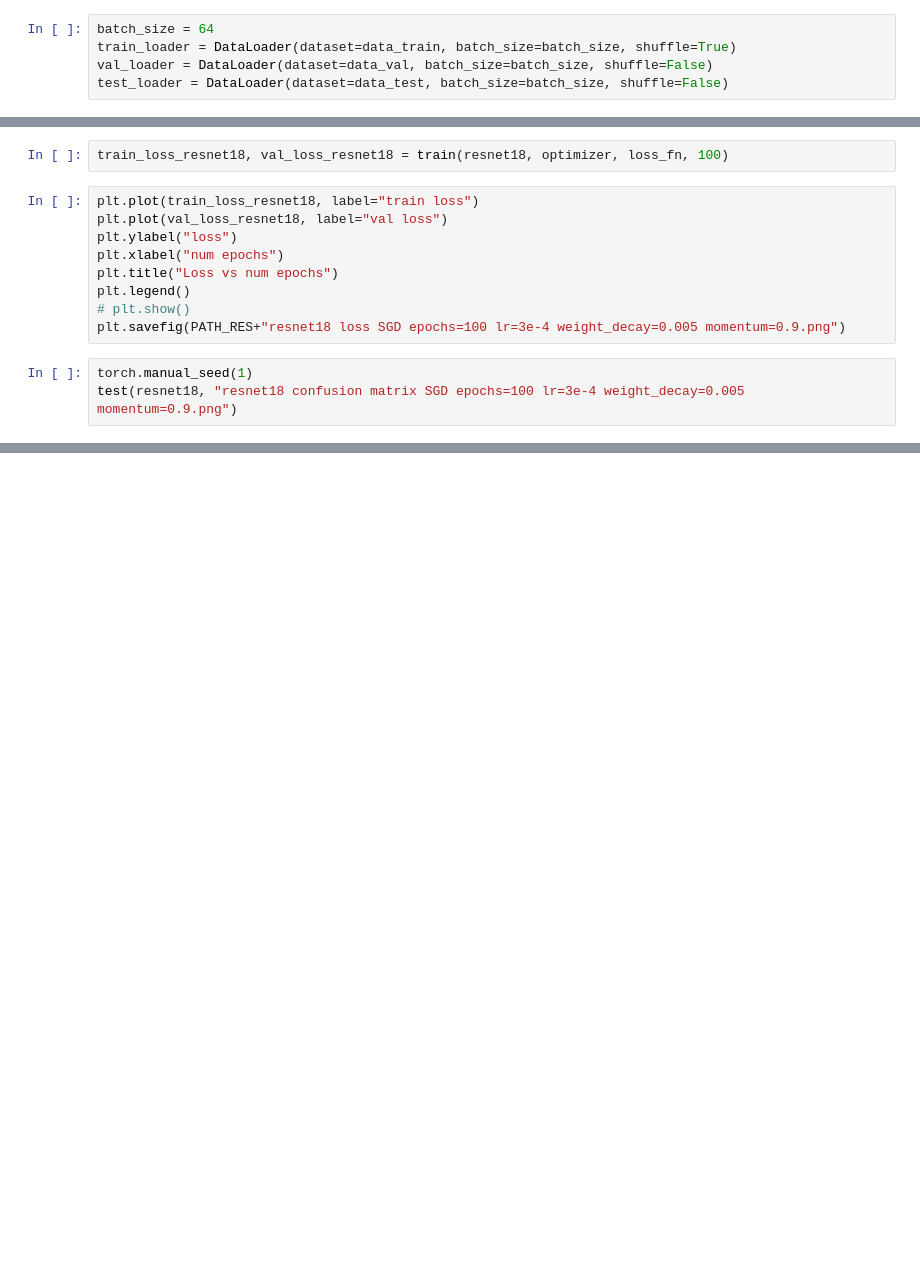
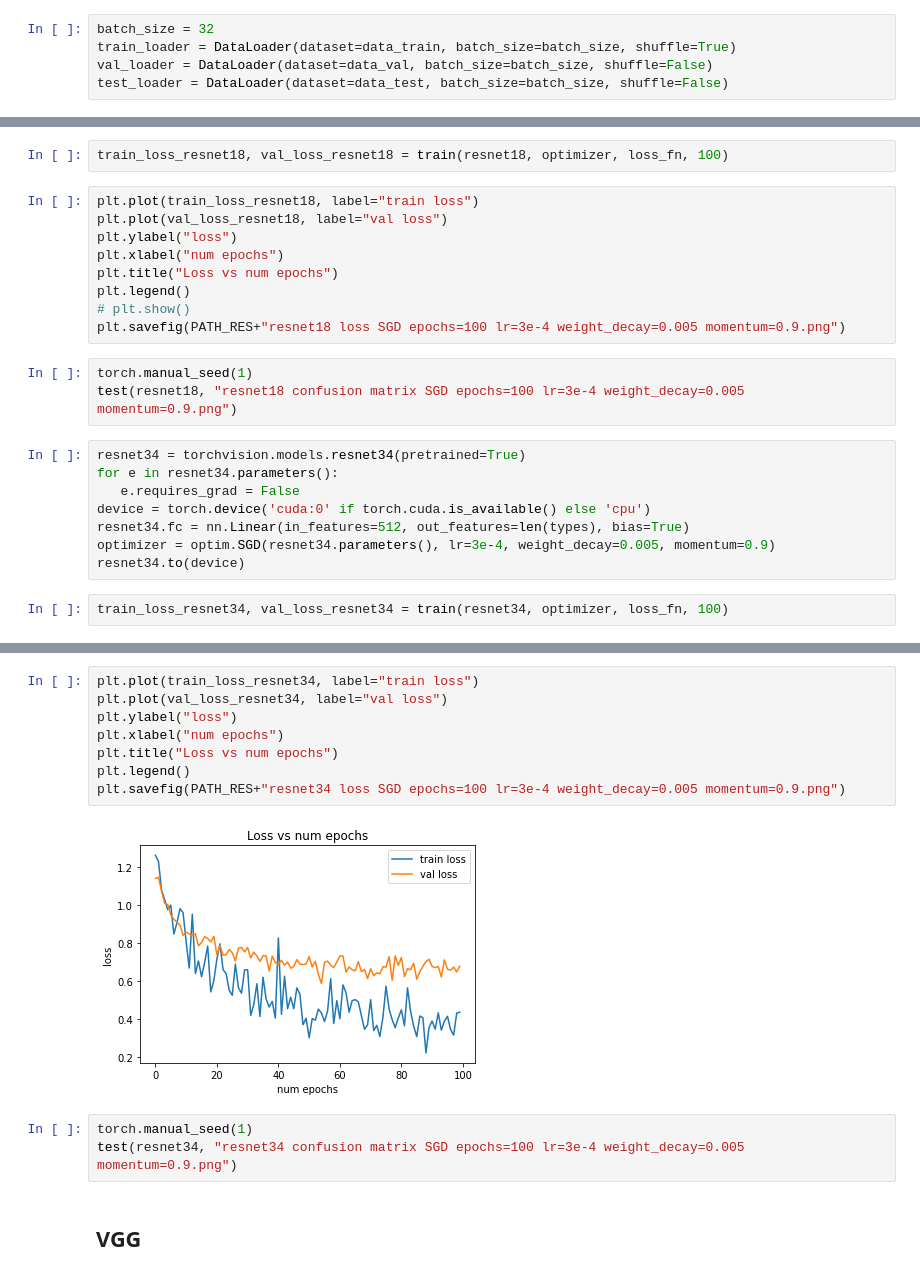
Before and after one commit to DiegoOrtizS/pokemon-CNN, a Jupyter notebook: Proyecto5/notebook.ipynb, the cells around one changed output, grey strips where cells are left out. Saved outputs shown, nothing was run; the diff lists cells and outputs as text; blank space fills up the shorter version.

```diff
--- a/Proyecto5/notebook.ipynb
+++ b/Proyecto5/notebook.ipynb
@@ -183,7 +183,7 @@ dataset = MyDataset(x, tensor_y)
 # %%
 data_train, data_val, data_test = random_split(dataset=dataset, lengths=[605, 87, 173])
 # %%
-batch_size = 64
+batch_size = 32
 train_loader = DataLoader(dataset=data_train, batch_size=batch_size, shuffle=True)
 val_loader = DataLoader(dataset=data_val, batch_size=batch_size, shuffle=False)
 test_loader = DataLoader(dataset=data_test, batch_size=batch_size, shuffle=False)
@@ -339,3 +348,13 @@ plt.savefig(PATH_RES+"resnet18 loss SGD epochs=100 lr=3e-4 weight_decay=0.005 mo
 # %%
 torch.manual_seed(1)
 test(resnet18, "resnet18 confusion matrix SGD epochs=100 lr=3e-4 weight_decay=0.005 momentum=0.9.png")
+# %%
+resnet34 = torchvision.models.resnet34(pretrained=True)
+for e in resnet34.parameters():
+   e.requires_grad = False
+device = torch.device('cuda:0' if torch.cuda.is_available() else 'cpu')
+resnet34.fc = nn.Linear(in_features=512, out_features=len(types), bias=True)
+optimizer = optim.SGD(resnet34.parameters(), lr=3e-4, weight_decay=0.005, momentum=0.9)
+resnet34.to(device)
+# %%
+train_loss_resnet34, val_loss_resnet34 = train(resnet34, optimizer, loss_fn, 100)
@@ -341,0 +379,15 @@ test(resnet18, "resnet18 confusion matrix SGD epochs=100 lr=3e-4 weight_decay=0.
+# %%
+plt.plot(train_loss_resnet34, label="train loss")
+plt.plot(val_loss_resnet34, label="val loss")
+plt.ylabel("loss")
+plt.xlabel("num epochs")
+plt.title("Loss vs num epochs")
+plt.legend()
+plt.savefig(PATH_RES+"resnet34 loss SGD epochs=100 lr=3e-4 weight_decay=0.005 momentum=0.9.png")
+# %% [output]
+[figure, added]
+# %%
+torch.manual_seed(1)
+test(resnet34, "resnet34 confusion matrix SGD epochs=100 lr=3e-4 weight_decay=0.005 momentum=0.9.png")
+# %% [markdown]
+## VGG
```
Also changed, not shown: parts of 9 cells of this notebook, 6 other files.
